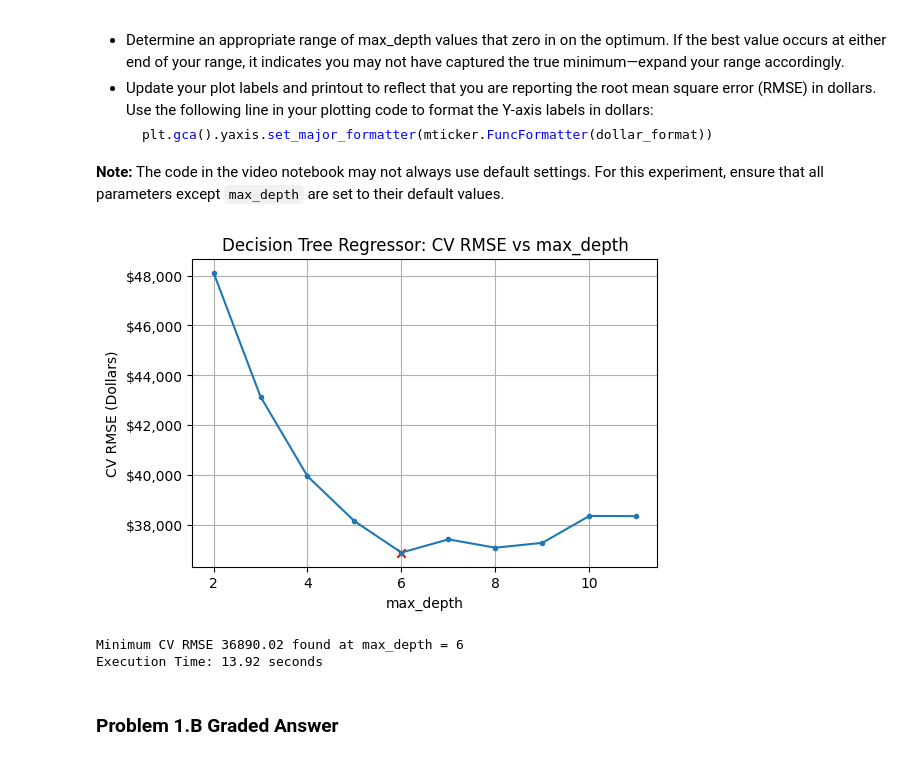
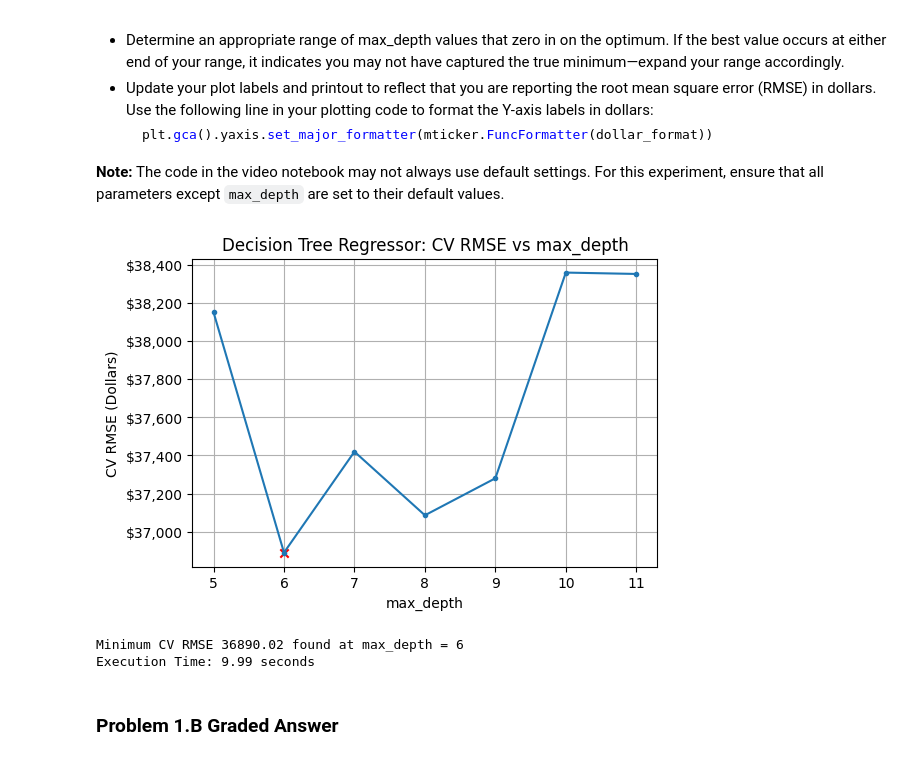
Before and after one commit to Rocking-Priya/Module-3-Assignments, a Jupyter notebook: Homework_06.ipynb, the cells around one changed output. Cells and saved outputs as stored; diff of their text form; code cells hidden in the pictures.

```diff
--- a/Homework_06.ipynb
+++ b/Homework_06.ipynb
@@ -307,7 +307,7 @@ start = time.time()
 param = 'max_depth'
 
 # Test a range of max_depth values
-parameter_list = range(2, 12)
+parameter_list = range(5, 12)
 
 # Store RMSE results
 RMSEs = []
@@ -320,36 +320,36 @@ for d in tqdm(parameter_list):
                                              min_samples_leaf=1,
                                              max_leaf_nodes=None,
                                              criterion='squared_error',
                                              ccp_alpha=0.0,
                                        random_state=42,  # default random state
                                        visualize=False)
     RMSEs.append(rmse)
 
 # Find the minimum RMSE and its index
 min_RMSE_max_depth = min(RMSEs)
 min_index = RMSEs.index(min_RMSE_max_depth)
 
 # Plotting
 plt.figure(figsize=(6, 4))
 plt.title("Decision Tree Regressor: CV RMSE vs " + param)
 plt.plot(parameter_list, RMSEs, marker='.')
 plt.scatter([parameter_list[min_index]], [min_RMSE_max_depth], marker='x', color='red')
 plt.xlabel(param)
 plt.ylabel("CV RMSE (Dollars)")
 plt.grid()
 plt.gca().yaxis.set_major_formatter(mticker.FuncFormatter(dollar_format))
 plt.show()
 
 # Output the minimum RMSE and the best max_depth
 print(f"Minimum CV RMSE {min_RMSE_max_depth:.2f} found at max_depth = {parameter_list[min_index]}")
 
 # Record end time and execution time
 end = time.time()
 print(f"Execution Time: {end - start:.2f} seconds")
 # %% [output]
-[figure, old version]
+[figure, new version]
 Minimum CV RMSE 36890.02 found at max_depth = 6
-Execution Time: 13.92 seconds
+Execution Time: 9.99 seconds
 # %% [markdown]
 ### Problem 1.B Graded Answer
 # %%
```
Also changed, not shown: parts of 15 cells of this notebook.
